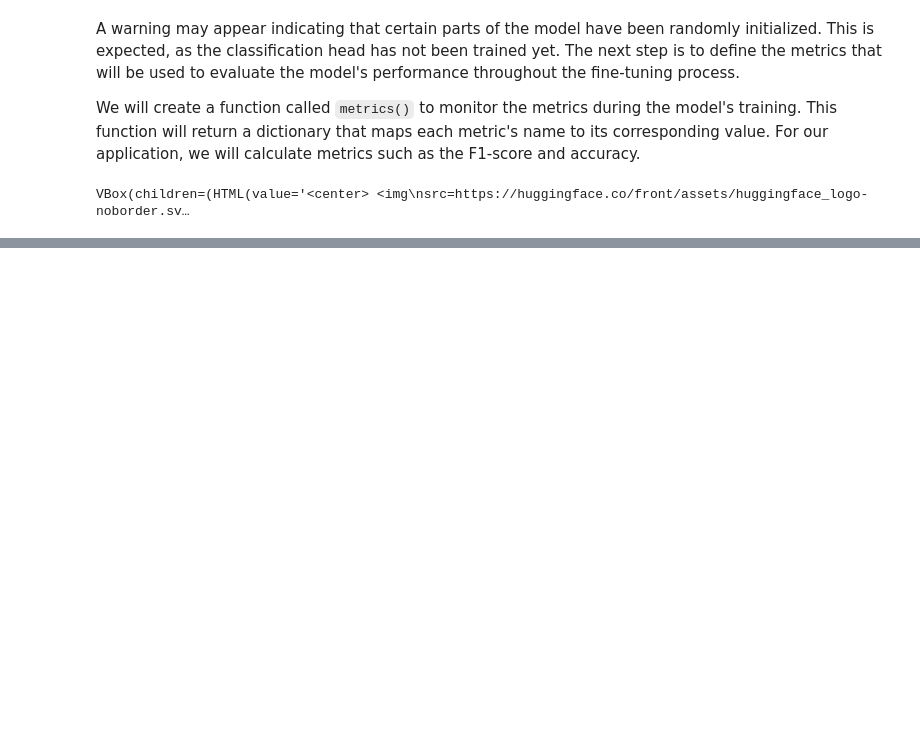
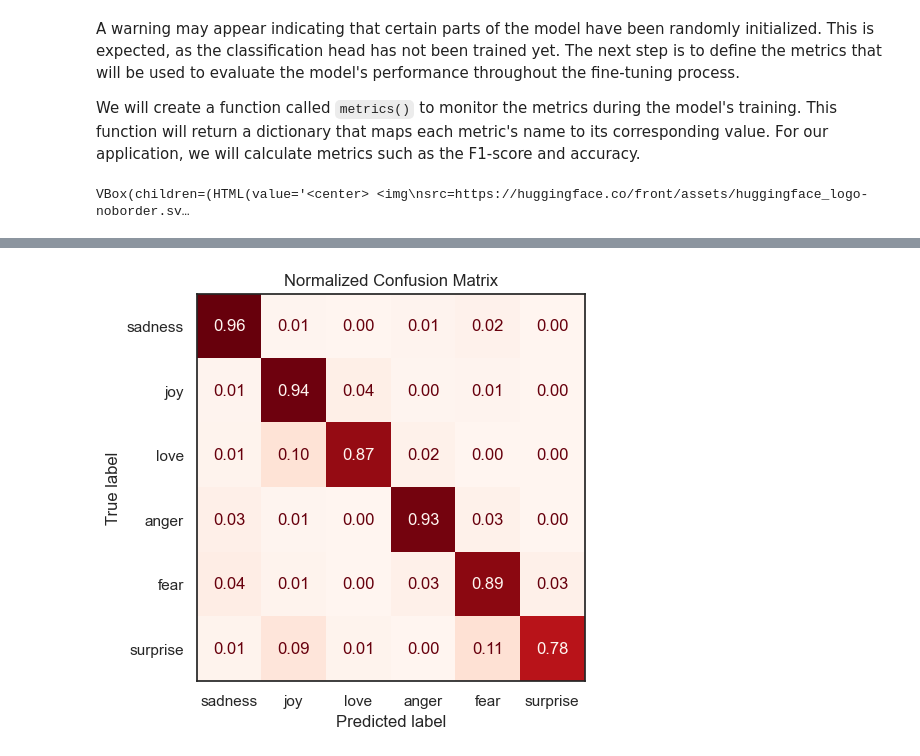
Before and after one commit to VictorFrancheto/large-language-models, a Jupyter notebook: DistilBERT.ipynb, the cells around one changed output, grey strips where cells are left out. Cells and saved outputs as stored; diff of their text form; code cells hidden in the pictures; blank space fills up the shorter version.

```diff
--- a/DistilBERT.ipynb
+++ b/DistilBERT.ipynb
@@ -769,0 +757,3 @@ TrainOutput(global_step=500, training_loss=0.5348927230834961, metrics={'train_r
+# %%
+preds_output = trainer.predict(emotions_encoded['validation'])
+preds_output.metrics
@@ -769,0 +768,5 @@ TrainOutput(global_step=500, training_loss=0.5348927230834961, metrics={'train_r
+# %%
+y_preds = np.argmax(preds_output.predictions, axis=1)
+plotting_matrix(y_preds, y_valid, labels)
+# %% [output]
+[figure, added]
```
Also changed, not shown: parts of 43 cells of this notebook, 3 other files.
